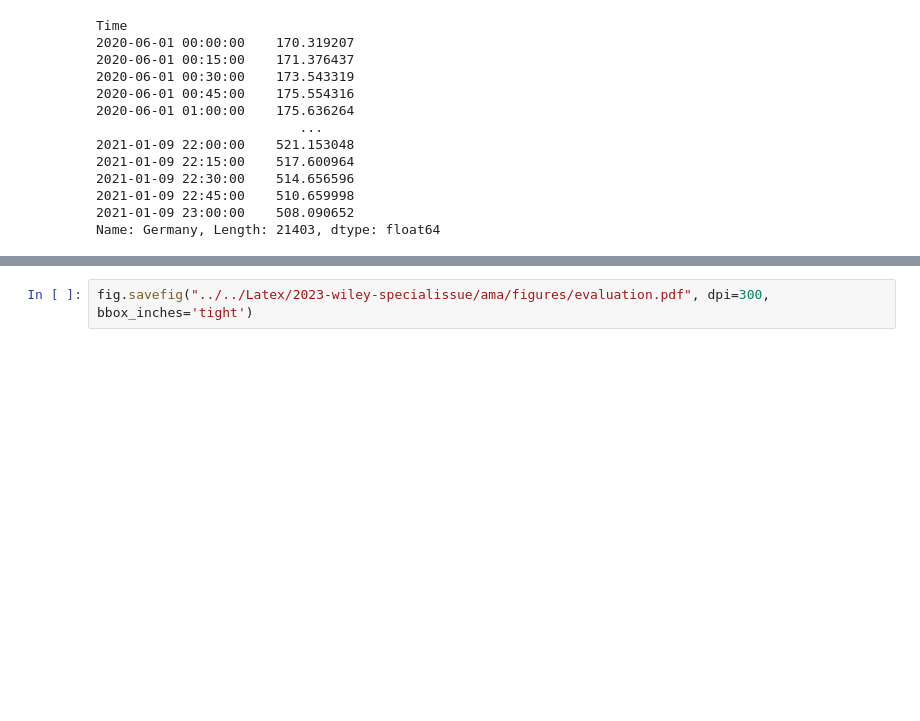
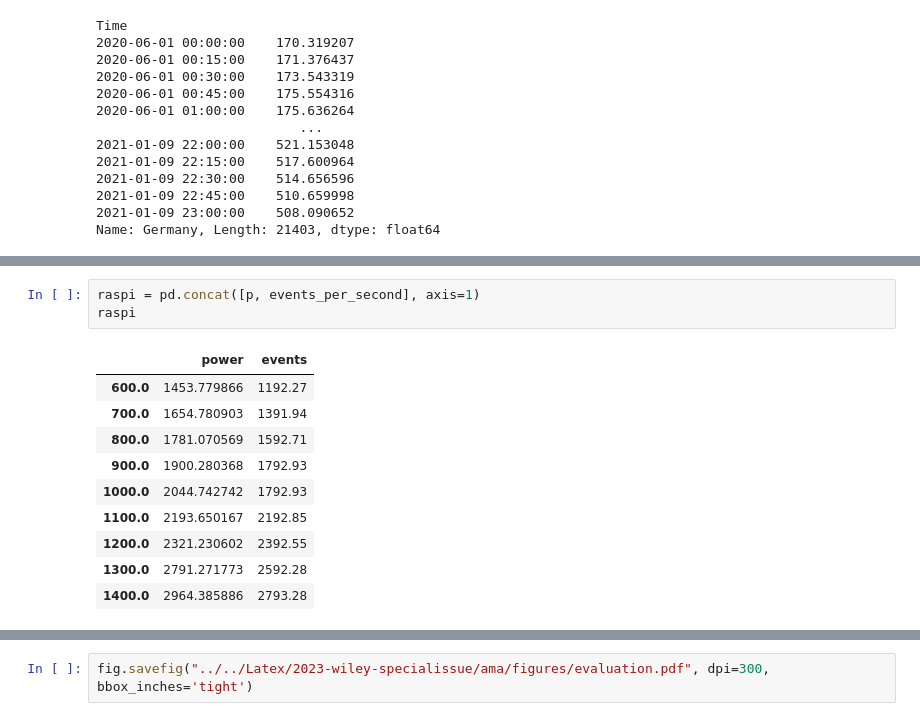
Before and after one commit to dos-group/vessim, a Jupyter notebook: evaluation.ipynb, the cells around one changed output, grey strips where cells are left out. Saved outputs shown, nothing was run; the diff lists cells and outputs as text; blank space fills up the shorter version.

```diff
--- a/evaluation.ipynb
+++ b/evaluation.ipynb
@@ -29,0 +75,14 @@ Name: Germany, Length: 21403, dtype: float64
+# %%
+raspi = pd.concat([p, events_per_second], axis=1)
+raspi
+# %% [output]
+|  | power | events |
+| 600.0 | 1453.779866 | 1192.27 |
+| 700.0 | 1654.780903 | 1391.94 |
+| 800.0 | 1781.070569 | 1592.71 |
+| 900.0 | 1900.280368 | 1792.93 |
+| 1000.0 | 2044.742742 | 1792.93 |
+| 1100.0 | 2193.650167 | 2192.85 |
+| 1200.0 | 2321.230602 | 2392.55 |
+| 1300.0 | 2791.271773 | 2592.28 |
+| 1400.0 | 2964.385886 | 2793.28 |
```
Also changed, not shown: parts of 14 cells of this notebook, 10 other files.
